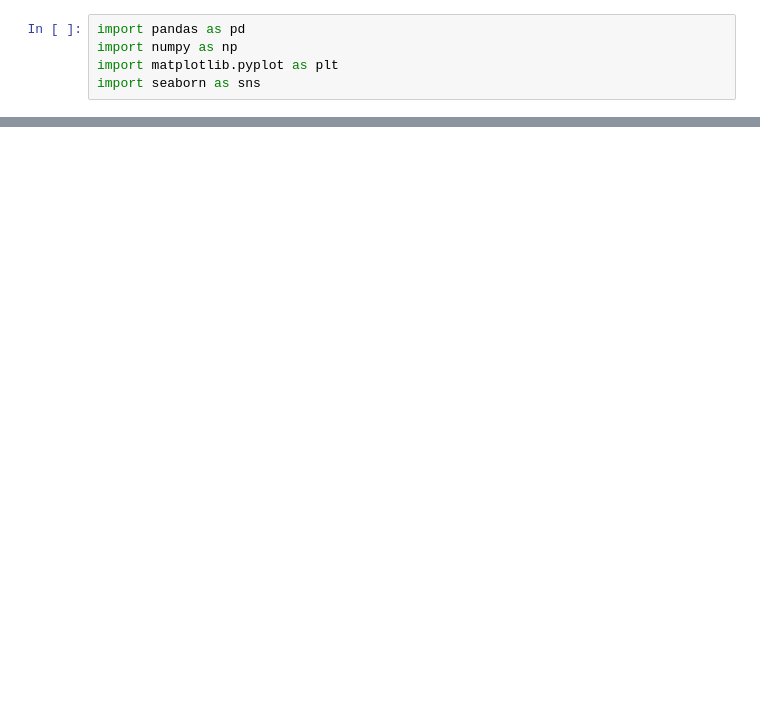
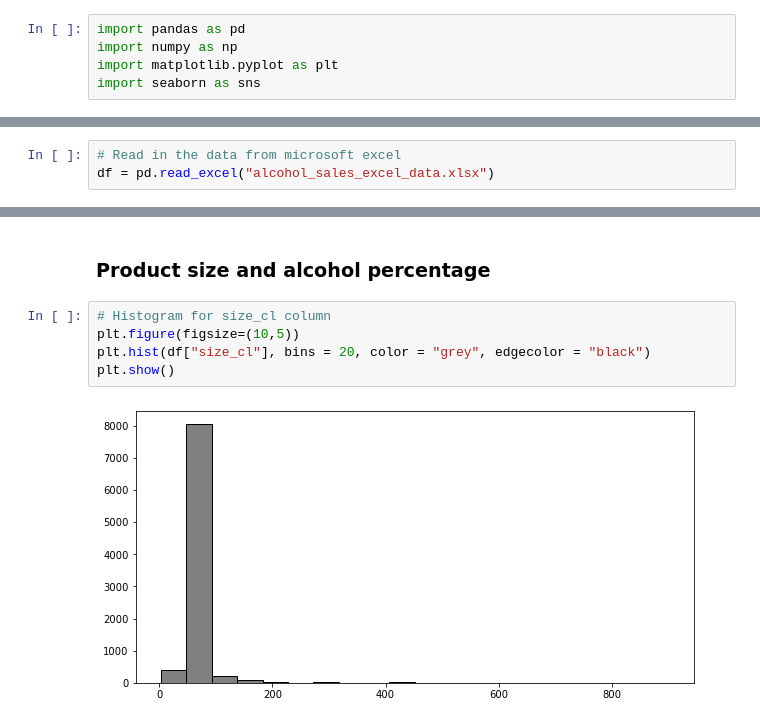
Before and after one commit to paul-trood/Products, a Jupyter notebook: whisky_analysis.ipynb, the cells around one changed output, grey strips where cells are left out. Drawn from its saved outputs; the diff is of its cells as text; blank space fills up the shorter version.

Commit message:
Add files via upload
extra data cleaning

```diff
--- a/whisky_analysis.ipynb
+++ b/whisky_analysis.ipynb
@@ -146,0 +6,3 @@ sns.boxplot(data = new_df, x = "price_usd")
+# %%
+# Read in the data from microsoft excel
+df = pd.read_excel("alcohol_sales_excel_data.xlsx")
@@ -146,0 +43,9 @@ sns.boxplot(data = new_df, x = "price_usd")
+# %% [markdown]
+### Product size and alcohol percentage
+# %%
+# Histogram for size_cl column
+plt.figure(figsize=(10,5))
+plt.hist(df["size_cl"], bins = 20, color = "grey", edgecolor = "black")
+plt.show()
+# %% [output]
+[figure, added]
```
Also changed, not shown: parts of 35 cells of this notebook.
